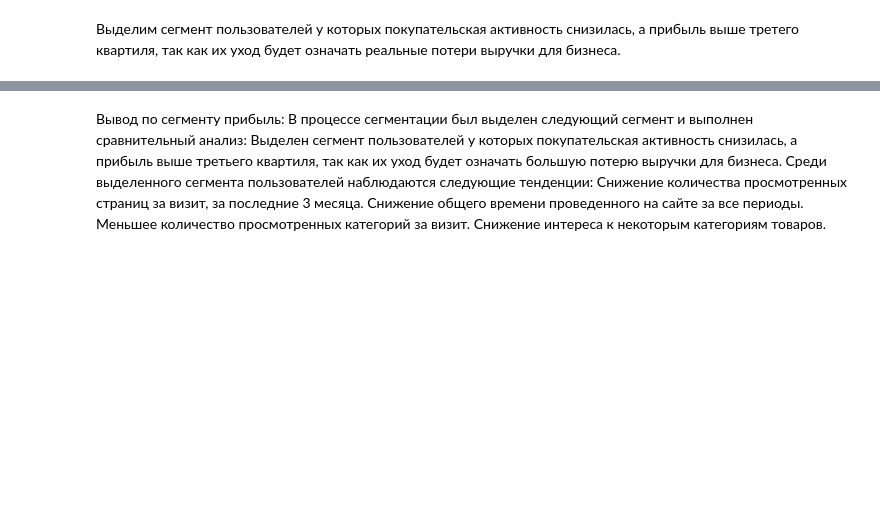
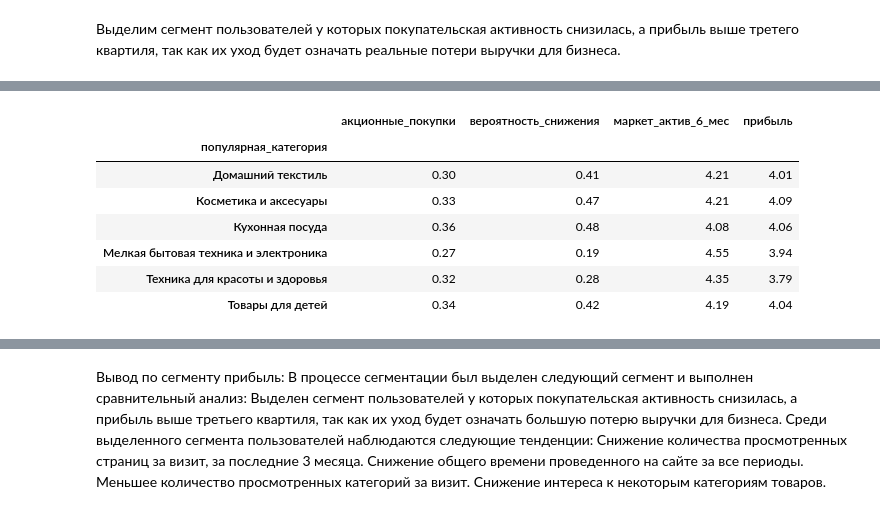
Before and after one commit to TomashevichEG/Yandex_practicum, a Jupyter notebook: prj_6_V_odin_klik.ipynb, the cells around one changed output, grey strips where cells are left out. Drawn from its saved outputs; the diff is of its cells as text; code cells hidden in the pictures; blank space fills up the shorter version.

```diff
--- a/prj_6_V_odin_klik.ipynb
+++ b/prj_6_V_odin_klik.ipynb
@@ -797,3 +943,12 @@ segment_profit.describe()
 # %%
 #Посмотрим среднюю Вероянтость снижения  по категориям с учетом
-segment_profit.pivot_table(index=['популярная_категория'], values=['вероятность_снижения','прибыль','маркет_актив_6_мес','акционные_покупки'], aggfunc='mean')
+segment.pivot_table(index=['популярная_категория'], values=['вероятность_снижения','прибыль','маркет_актив_6_мес','акционные_покупки'], aggfunc='mean')
+# %% [output]
+|  | акционные_покупки | вероятность_снижения | маркет_актив_6_мес | прибыль |
+| популярная_категория |  |  |  |  |
+| Домашний текстиль | 0.30 | 0.41 | 4.21 | 4.01 |
+| Косметика и аксесуары | 0.33 | 0.47 | 4.21 | 4.09 |
+| Кухонная посуда | 0.36 | 0.48 | 4.08 | 4.06 |
+| Мелкая бытовая техника и электроника | 0.27 | 0.19 | 4.55 | 3.94 |
+| Техника для красоты и здоровья | 0.32 | 0.28 | 4.35 | 3.79 |
+| Товары для детей | 0.34 | 0.42 | 4.19 | 4.04 |
```
Also changed, not shown: parts of 24 cells of this notebook.
